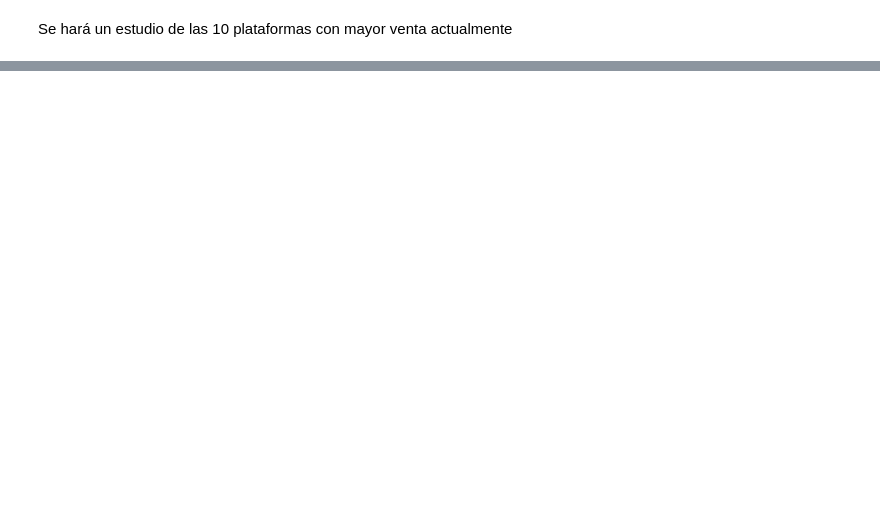
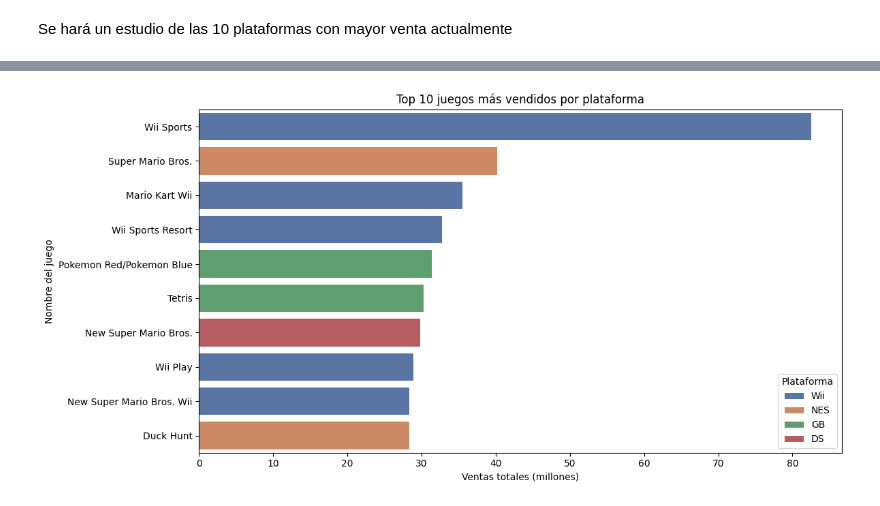
Before and after one commit to Rom5262/juegos-video, a Jupyter notebook: juego.ipynb, the cells around one changed output, grey strips where cells are left out. Saved outputs shown, nothing was run; the diff lists cells and outputs as text; code cells hidden in the pictures; blank space fills up the shorter version.

```diff
--- a/juego.ipynb
+++ b/juego.ipynb
@@ -302,0 +336,3 @@ Name: total_sales, dtype: float64
+# %%
+sales_for_game = df.groupby(['name','platform'])['total_sales'].sum().reset_index()
+print(sales_for_game.head(10))
@@ -302,0 +351,21 @@ Name: total_sales, dtype: float64
+# %%
+top_sales = sales_for_game.sort_values(by='total_sales', ascending=False).head(10)
+
+# Gráfico
+plt.figure(figsize=(12, 6))
+sns.barplot(
+    data=top_sales,
+    x='total_sales',
+    y='name',
+    hue='platform',
+    palette='deep'
+)
+
+plt.title('Top 10 juegos más vendidos por plataforma')
+plt.xlabel('Ventas totales (millones)')
+plt.ylabel('Nombre del juego')
+plt.legend(title='Plataforma')
+plt.tight_layout()
+plt.show()
+# %% [output]
+[figure, added]
```
Also changed, not shown: parts of 16 cells of this notebook, 1 other file.
